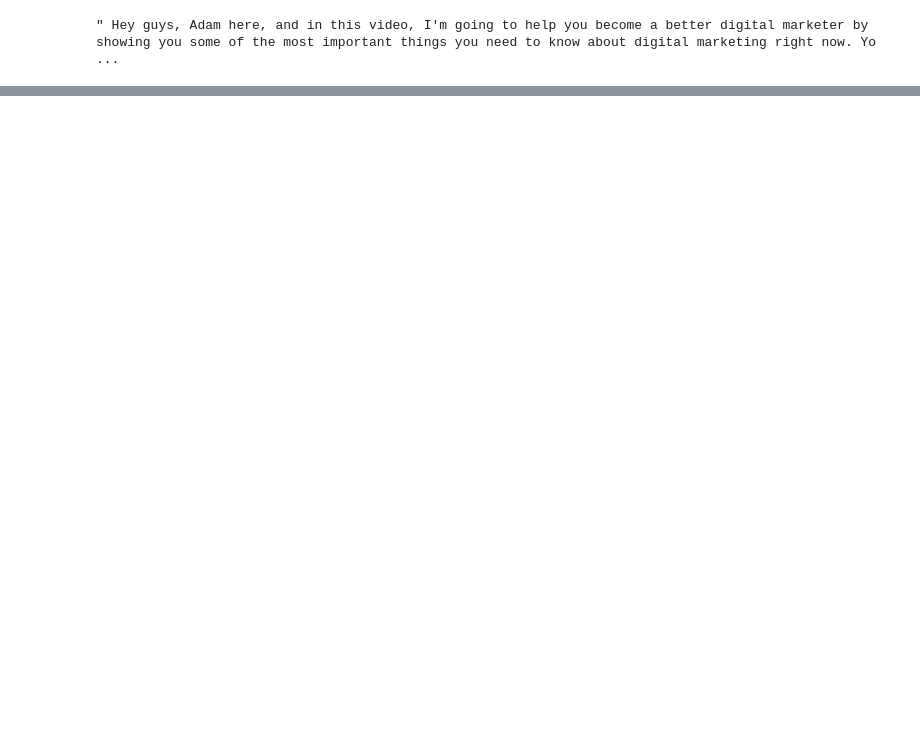
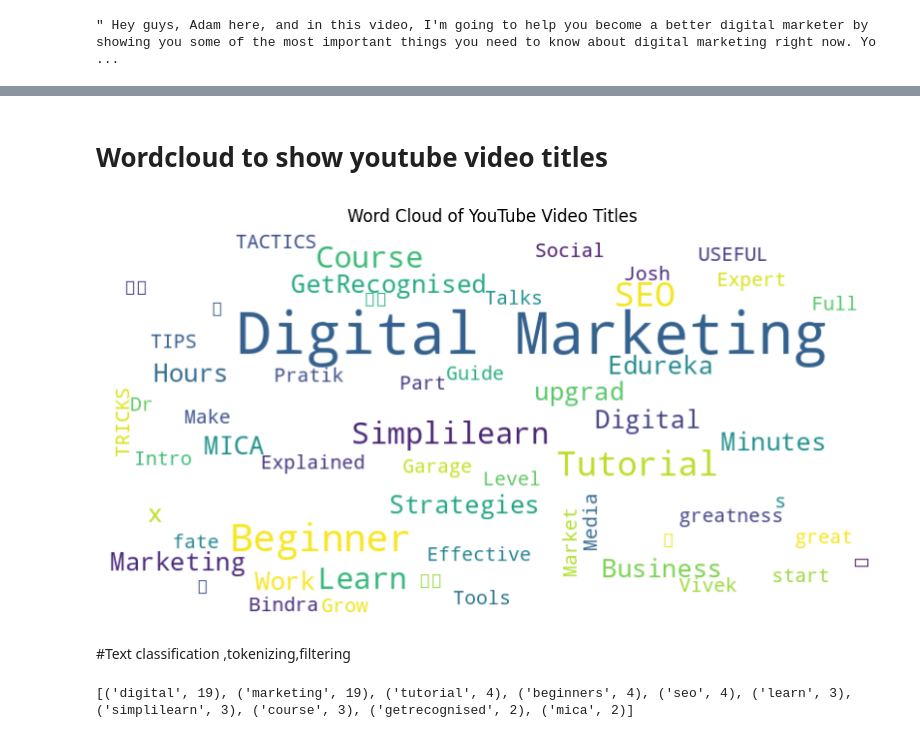
Before and after one commit to Reddy-Sekhar/sekharspace, a Jupyter notebook: assignment_2.ipynb, the cells around one changed output, grey strips where cells are left out. Cells and saved outputs as stored; diff of their text form; code cells hidden in the pictures; blank space fills up the shorter version.

```diff
--- a/assignment_2.ipynb
+++ b/assignment_2.ipynb
@@ -241,0 +317,27 @@ open("transcription.txt").read()
+# %% [markdown]
+# Wordcloud to show youtube video titles
+# %%
+text = " ".join(df['title'].dropna())
+
+wordcloud = WordCloud(width=800, height=400, background_color='white').generate(text)
+
+plt.figure(figsize=(10, 8))
+plt.imshow(wordcloud, interpolation='bilinear')
+plt.axis('off')
+plt.title('Word Cloud of YouTube Video Titles')
+plt.show()
+# %% [output]
+[figure, added]
+# %% [markdown]
+#Text classification ,tokenizing,filtering
+# %%
+tokens = word_tokenize(" ".join(df['title'].dropna()))
+
+stop_words = set(stopwords.words('english'))
+filtered_tokens = [word.lower() for word in tokens if word.lower() not in stop_words and word.isalpha()]
+
+word_counts = Counter(filtered_tokens)
+
+print(word_counts.most_common(10))
+# %% [output]
+[('digital', 19), ('marketing', 19), ('tutorial', 4), ('beginners', 4), ('seo', 4), ('learn', 3), ('simplilearn', 3), ('course', 3), ('getrecognised', 2), ('mica', 2)]
```
Also changed, not shown: parts of 41 cells of this notebook.
